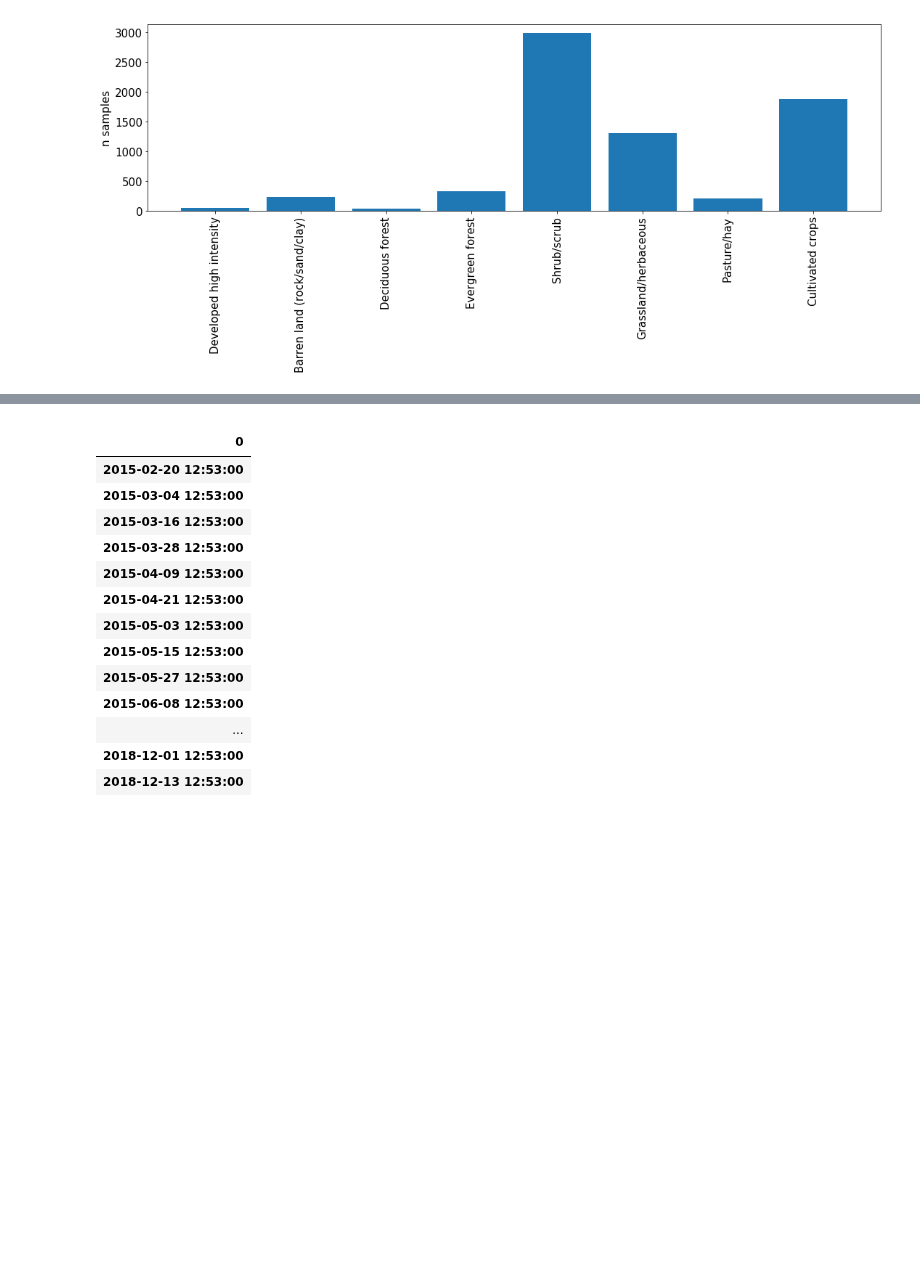
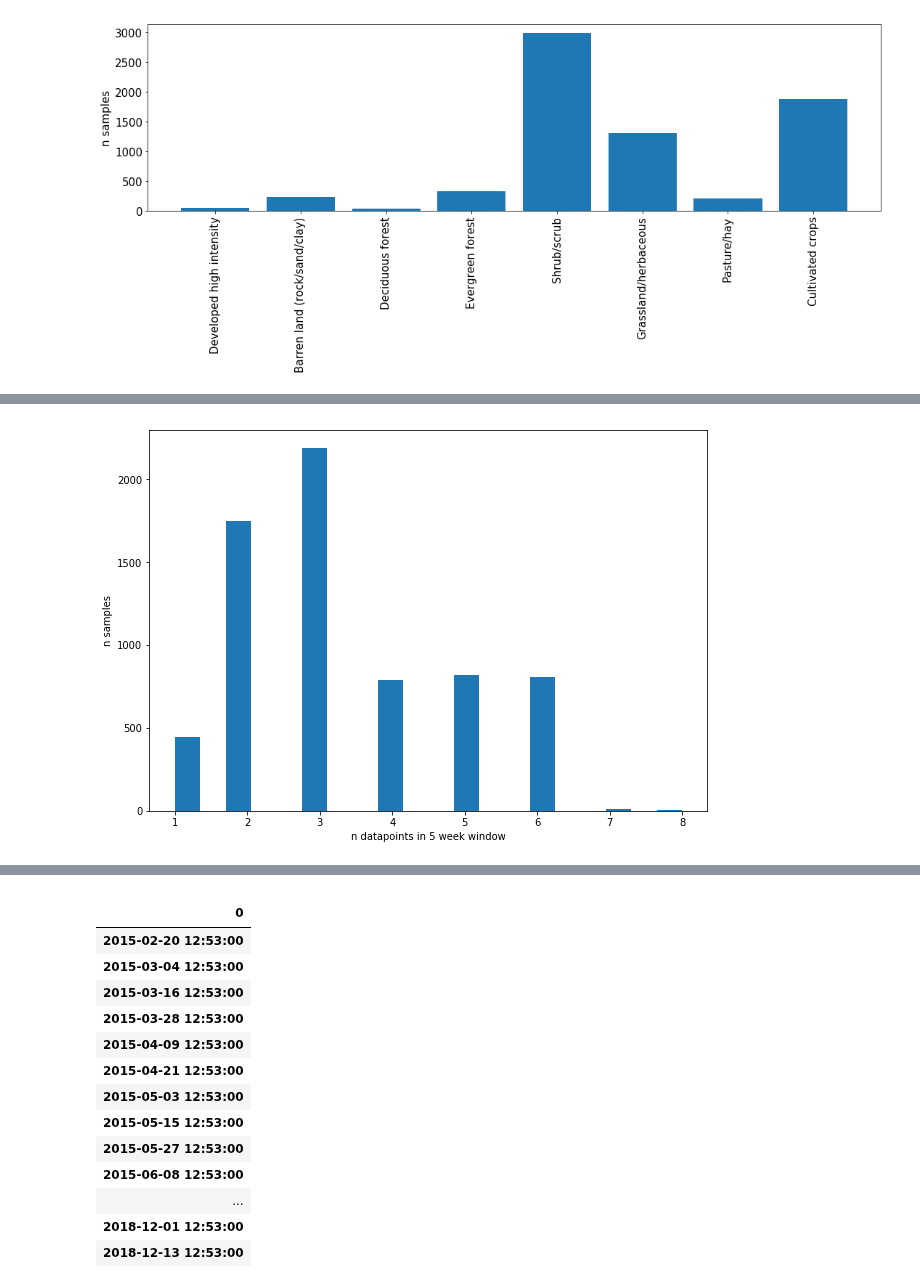
Before and after one commit to kashingtonDC/RZSM, a Jupyter notebook: code/LSTM.ipynb, the cells around one changed output, grey strips where cells are left out. Cells and saved outputs as stored; diff of their text form; code cells hidden in the pictures; blank space fills up the shorter version.

```diff
--- a/code/LSTM.ipynb
+++ b/code/LSTM.ipynb
@@ -255,16 +267,8 @@ plt.show()
 # %%
-for i in df.site.unique()[:1]:
+lag_lens = []
+for i in df.site.unique():
     sdf = df[df.site==i]
-#     print(len(sdf))
-    for i in sdf.index[-2:-1]:
-#         print(i)
-#         dr = pd.date_range(end = sdf.index[0], end = sdf.index[-1], freq = "12D")
+    for i in sdf.index[2:-1]:
         end = i
         begin = end - pd.Timedelta(weeks=5)
-#         print(sdf.loc[begin:end])
-        if len(sdf.loc[begin:end]) > 2:
-            print(i)
-            print(len(sdf.loc[begin:end]))
-#             print(sdf.loc[begin:end])
-
-# print(end,begin)
+        lag_lens.append(len(sdf.loc[begin:end]))
@@ -282,0 +275,8 @@ sdf.loc[begin:end].dropna()
+# %%
+plt.figure(figsize = (10,7))
+plt.hist(lag_lens, bins = 20)
+plt.xlabel("n datapoints in 5 week window")
+plt.ylabel("n samples")
+plt.show()
+# %% [output]
+[figure, added]
```
Also changed, not shown: parts of 7 cells of this notebook.
